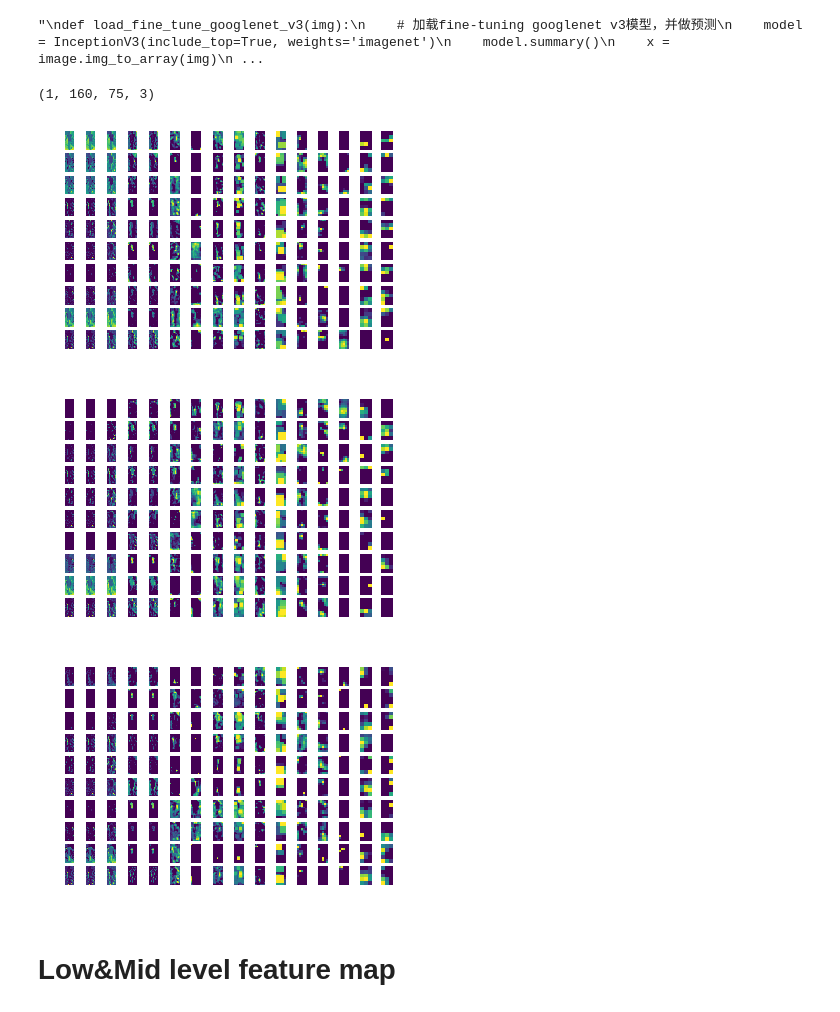
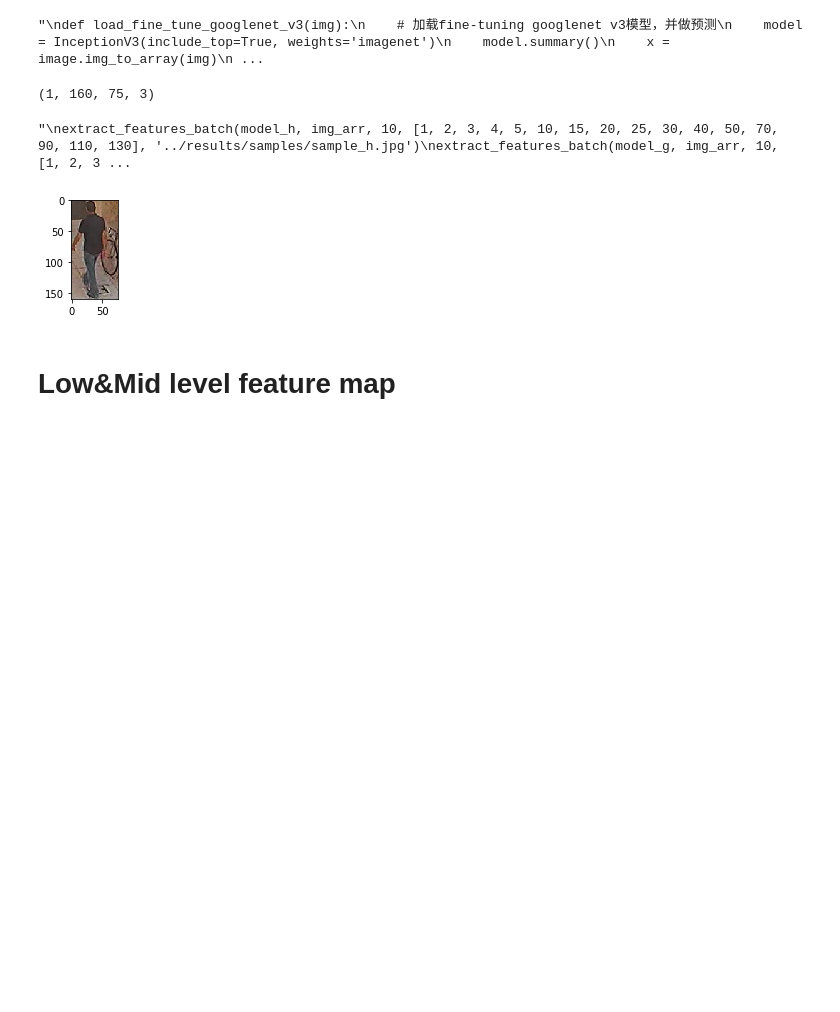
Before and after one commit to waterahr/HR-Net, a Jupyter notebook: notebook/plot_featuremap&weights.ipynb, the cells around one changed output. Saved outputs shown, nothing was run; the diff lists cells and outputs as text; code cells hidden in the pictures; blank space fills up the shorter version.

```diff
--- a/notebook/plot_featuremap&weights.ipynb
+++ b/notebook/plot_featuremap&weights.ipynb
@@ -19,6 +19,7 @@ sys.path.append("..")
 from src.network.hiarGoogLenet import hiarGoogLeNet
 from src.network.GoogleLenet import GoogLeNet
 from src.network.hiarGoogLenet_high import hiarGoogLeNet_high
+from src.network.hiarBayesGoogLenet import hiarBayesGoogLeNet
 
 low_level = [27, 32, 50, 56]#, 61, 62, 63, 64
 mid_level = [0, 6, 7, 8, 9, 11, 12, 13, 17, 20, 21, 22, 23, 24, 25, 26, 28, 29, 30, 33, 35, 36, 37, 38, 39, 41, 42, 43, 44, 45, 46, 47, 48, 49, 51, 52, 53, 54, 55, 57, 58, 59, 60]
@@ -29,14 +30,13 @@ model_h = hiarGoogLeNet.build(image_height, image_width, 3, [len(low_level), len
 model_h.load_weights("/home/anhaoran/codes/pedestrian_attibutes_wpal/models/imagenet_models/hiarGoogLeNet_PETA/binary61_final_model.h5")
 model_g = GoogLeNet.build(image_height, image_width, 3, 61)
 model_g.load_weights("../models/imagenet_models/GoogLeNet_PETA/binary61_final_model.h5")
-model_gh = hiarGoogLeNet_high.build(image_height, image_width, 3, [len(low_level), len(mid_level), len(high_level)])
-model_gh.load_weights("../models/imagenet_models/hiarGoogLeNet_PETA/binary61_high_final_model.h5")
+#model_gh = hiarGoogLeNet_high.build(image_height, image_width, 3, [len(low_level), len(mid_level), len(high_level)])
+#model_gh.load_weights("../models/imagenet_models/hiarGoogLeNet_PETA/binary61_high_final_model.h5")
+model_hr = hiarBayesGoogLeNet.build(image_height, image_width, 3, [len(low_level), len(mid_level), len(high_level)])
+model_hr.load_weights("../models/imagenet_models/hiarBayesGoogLeNet_PETA/binary61_multi_final500_model.h5")
 # %% [output]
 Using TensorFlow backend.
 ImageNet...
-# %%
-model_gh = hiarGoogLeNet_high.build(image_height, image_width, 3, [len(low_level), len(mid_level), len(high_level)])
-model_gh.load_weights("../models/imagenet_models/hiarGoogLeNet_PETA/binary61_high_final_model.h5")
 # %%
 def load_original(img_path, img_height, img_width):
     # 把原始图片压缩为 299*299大小
@@ -126,36 +126,37 @@ def extract_hypercolumn(model, instance, layer_indexes, img_height=160, img_widt
     提取指定模型指定层的hypercolumn向量
     :param model: 模型
     :param layer_indexes: 层id
     :param instance: 输入
     :return:
     '''
     feature_maps = []
     for i in layer_indexes:
         feature_maps.append(Model(inputs=model.input, outputs=model.get_layer(index=i).output).predict(instance))
     hypercolumns = []
     for convmap in feature_maps:
         for i in range(len(convmap[0][0][0])):
             upscaled = sp.misc.imresize(convmap[0, :, :, i], size=(img_height, img_width), mode="F", interp='bilinear')
             hypercolumns.append(upscaled)
     return np.asarray(hypercolumns)
 
 
 img_path = '/home/anhaoran/data/pedestrian_attributes_PETA/PETA/3DPeS/archive/191_494_FRAME_319_RGB.bmp'
 img = load_original(img_path, image_height, image_width)
 img_arr = image.img_to_array(img)
 img_arr = np.expand_dims(img_arr, axis=0)
 print(img_arr.shape)
 
+"""
 extract_features_batch(model_h, img_arr, 10, [1, 2, 3, 4, 5, 10, 15, 20, 25, 30, 40, 50, 70, 90, 110, 130], '../results/samples/sample_h.jpg')
 extract_features_batch(model_g, img_arr, 10, [1, 2, 3, 4, 5, 10, 15, 20, 25, 30, 40, 50, 70, 90, 110, 130], '../results/samples/sample_g.jpg')
 extract_features_batch(model_gh, img_arr, 10, [1, 2, 3, 4, 5, 10, 15, 20, 25, 30, 40, 50, 70, 90, 110, 130], '../results/samples/sample_gh.jpg')
+"""
 #extract_features_with_layers(model_h, img_arr, [1, 4, 7])
 #extract_features_with_layers(model_h, img_arr, [1, 4, 7, 10, 11, 14, 17])
 # %% [output]
 (1, 160, 75, 3)
+"\nextract_features_batch(model_h, img_arr, 10, [1, 2, 3, 4, 5, 10, 15, 20, 25, 30, 40, 50, 70, 90, 110, 130], '../results/samples/sample_h.jpg')\nextract_features_batch(model_g, img_arr, 10, [1, 2, 3 ...
-[figure, old version]
+[figure, new version]
-[figure, removed]
-[figure, removed]
 # %% [markdown]
 # Low&Mid level feature map
 # %%
```
Also changed, not shown: parts of 3 cells of this notebook, 4 other files.
